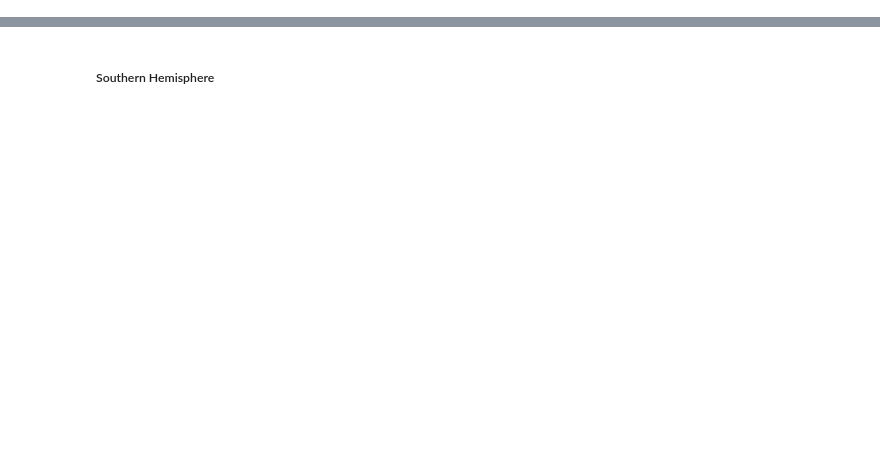
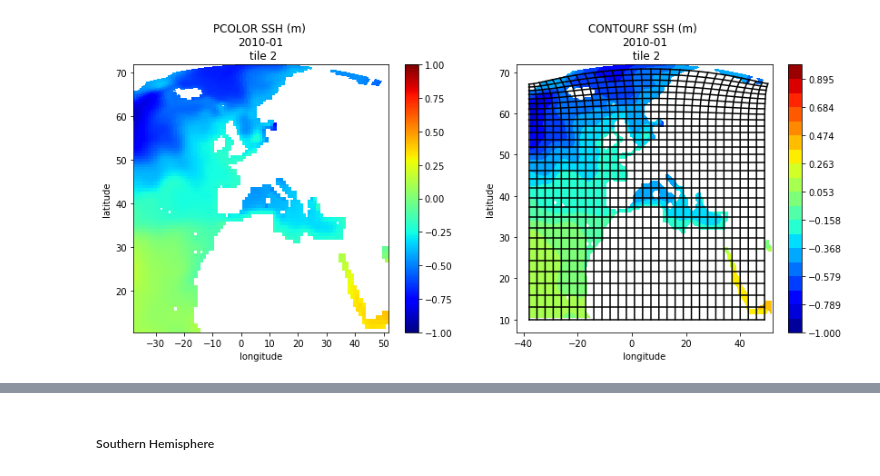
Before and after one commit to ECCO-GROUP/ECCO-v4-Python-Tutorial, a Jupyter notebook: Tutorials_as_Jupyter_Notebooks/ECCO_v4_Plotting_Tiles.ipynb, the cells around one changed output, grey strips where cells are left out. Saved outputs shown, nothing was run; the diff lists cells and outputs as text; code cells hidden in the pictures; blank space fills up the shorter version.

```diff
--- a/Tutorials_as_Jupyter_Notebooks/ECCO_v4_Plotting_Tiles.ipynb
+++ b/Tutorials_as_Jupyter_Notebooks/ECCO_v4_Plotting_Tiles.ipynb
@@ -509,0 +177,41 @@ plt.title('SSH (m) ' + str(v4.tim[0].values)[0:7]);
+# %%
+fig=plt.figure(figsize=(10, 10))
+
+tile_num=2
+
+# pull out lats and lons
+lons = ecco_ds.XC.sel(tile=tile_num)
+lats = ecco_ds.YC.sel(tile=tile_num)
+tile_to_plot = ecco_ds.SSH.isel(tile=tile_num, time=1)
+
+# mask tile_to_plot to nan where surface hFacC > 0
+tile_to_plot= tile_to_plot.where(ecco_ds.hFacC.isel(tile=tile_num,k=0) !=0, np.nan)
+
+# create subplot for pcolor
+fig = plt.subplot(221)
+
+# use pcolor with 'lons' and 'lats' for the plot x and y axes
+plt.pcolor(lons, lats, tile_to_plot, vmin=-1, vmax=1, cmap='jet')
+plt.colorbar()
+plt.title('PCOLOR SSH (m) \n' + str(ecco_ds.time[1].values)[0:7] + '\n tile ' + str(tile_num))
+plt.xlabel('longitude')
+plt.ylabel('latitude')
+
+# create subplot for contourf
+fig=plt.subplot(222)
+
+# use contourf with 'lons' and 'lats' for the plot x and y axes
+plt.contourf(lons, lats, tile_to_plot, np.linspace(-1,1, 20,endpoint=True), cmap='jet', vmin=-1, vmax=1)
+plt.title('CONTOURF SSH (m) \n' + str(ecco_ds.time[1].values)[0:7] + '\n tile ' + str(tile_num))
+plt.xlabel('longitude')
+plt.ylabel('latitude')
+plt.colorbar()
+
+# plot every 3rd model grid line to show how tile 3 is 'warped' above around 60N
+plt.plot(ecco_ds.XG.isel(tile=tile_num)[::3,::3], ecco_ds.YG.isel(tile=tile_num)[::3,::3],'k-')
+plt.plot(ecco_ds.XG.isel(tile=tile_num)[::3,::3].T, ecco_ds.YG.isel(tile=tile_num)[::3,::3].T,'k-')
+
+# push the subplots away from each other a bit
+plt.subplots_adjust(bottom=0, right=1.2, top=.9)
+# %% [output]
+[figure, added]
```
Also changed, not shown: parts of 88 cells of this notebook, 5 other files.
